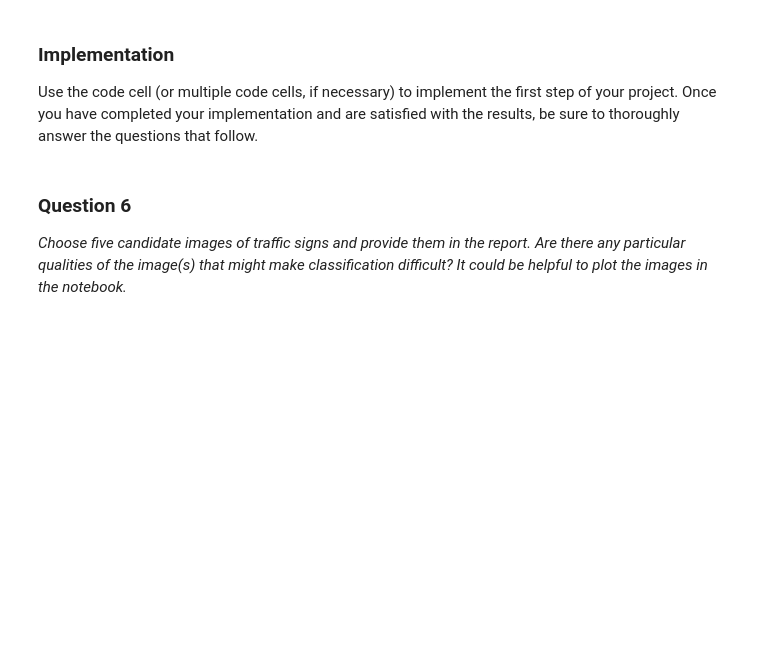
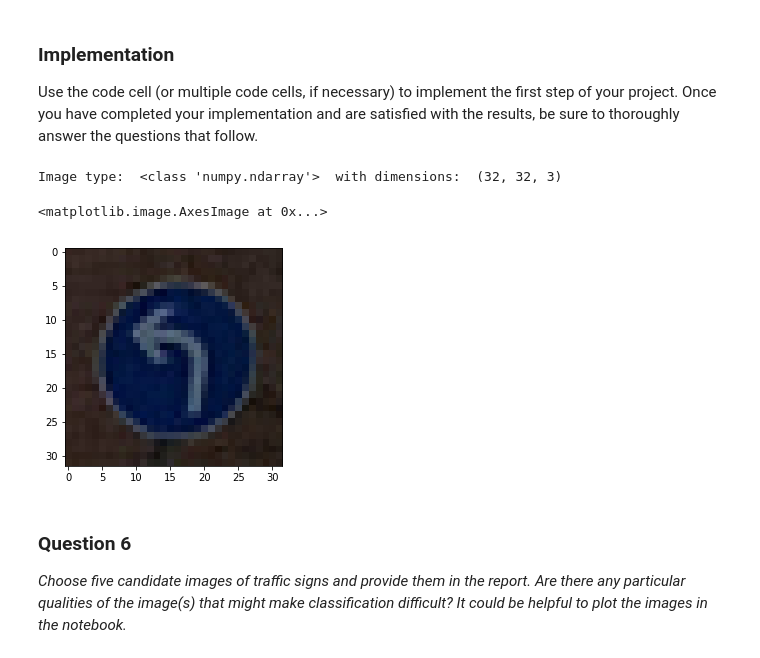
Before and after one commit to whathelll/CarND-Traffic-Sign-Classifier-Project, a Jupyter notebook: Traffic_Sign_Classifier.ipynb, the cells around one changed output. Cells and saved outputs as stored; diff of their text form; code cells hidden in the pictures; blank space fills up the shorter version.

Commit message:
adding code for image

```diff
--- a/Traffic_Sign_Classifier.ipynb
+++ b/Traffic_Sign_Classifier.ipynb
@@ -602,6 +602,20 @@ Use the code cell (or multiple code cells, if necessary) to implement the first
 # %%
 ### Load the images and plot them here.
 ### Feel free to use as many code cells as needed.
+import matplotlib.pyplot as plt
+import matplotlib.image as mpimg
+%matplotlib inline
+
+
+image = mpimg.imread('./TrafficSignsRuDe/Germany/1.jpg');
+
+print("Image type: ", type(image), " with dimensions: ", image.shape)
+
+plt.imshow(image)
+# %% [output]
+Image type:  <class 'numpy.ndarray'>  with dimensions:  (32, 32, 3)
+<matplotlib.image.AxesImage at 0x...>
+[figure, added]
 # %% [markdown]
 ### Question 6
 
```
Also changed, not shown: parts of 4 cells of this notebook.
